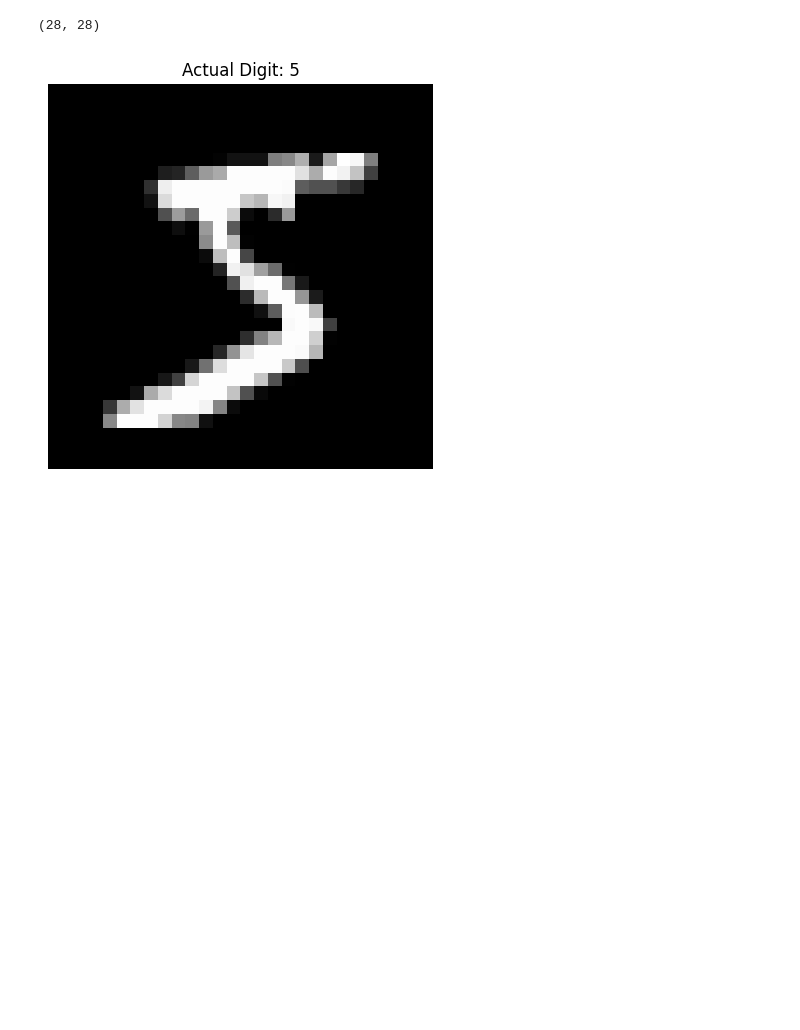
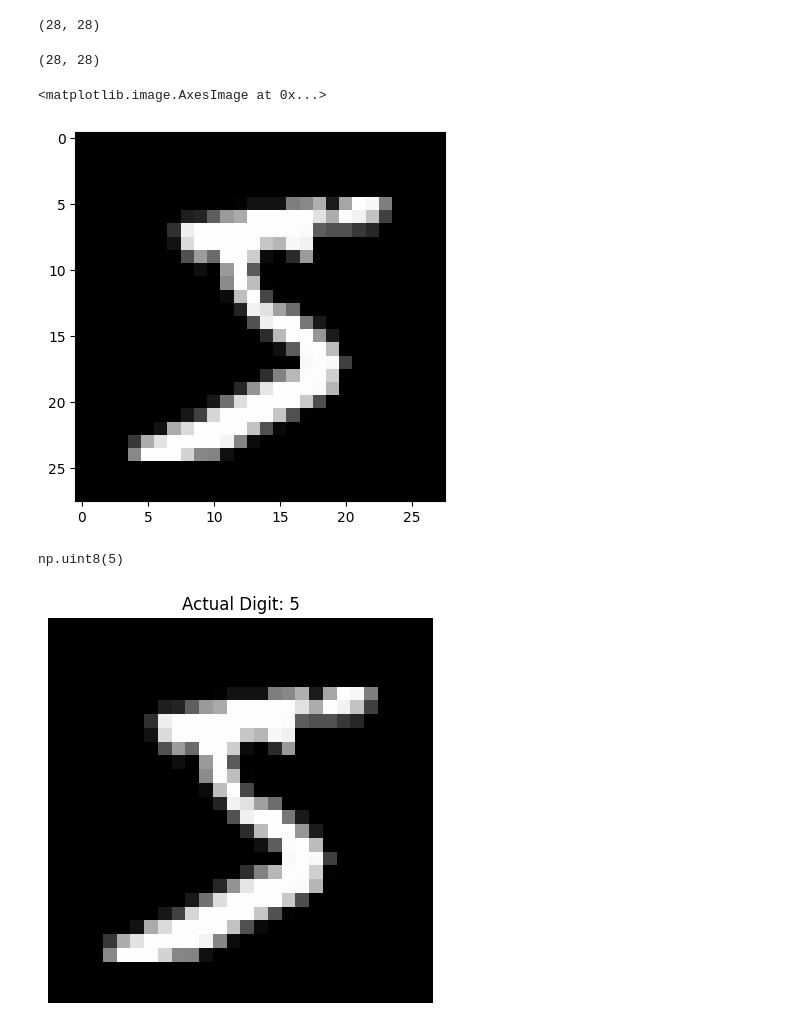
Before and after one commit to M-Abbas1/Huawei_HCCDA_AI_Course, a Jupyter notebook: week_07/saturday/notebooks/mnist-handwritten-digit-classification-using-ann.ipynb, the cells around one changed output. Drawn from its saved outputs; the diff is of its cells as text; code cells hidden in the pictures; blank space fills up the shorter version.

```diff
--- a/week_07/saturday/notebooks/mnist-handwritten-digit-classification-using-ann.ipynb
+++ b/week_07/saturday/notebooks/mnist-handwritten-digit-classification-using-ann.ipynb
@@ -32,8 +32,8 @@ from tensorflow.keras.layers import Input
 # %% [markdown]
 # Load Dataset
 # %%
-train_images_path = "/kaggle/input/datasets/hojjatk/mnist-dataset/train-images.idx3-ubyte"
-train_labels_path = "/kaggle/input/datasets/hojjatk/mnist-dataset/train-labels.idx1-ubyte"
+train_images_path = r"..\datasets\mnist\train-images.idx3-ubyte"
+train_labels_path = r"..\datasets\mnist\train-labels.idx1-ubyte"
 
-test_images_path = "/kaggle/input/datasets/hojjatk/mnist-dataset/t10k-images.idx3-ubyte"
-test_labels_path = "/kaggle/input/datasets/hojjatk/mnist-dataset/t10k-labels.idx1-ubyte"
+test_images_path = r"..\datasets\mnist\t10k-images.idx3-ubyte"
+test_labels_path = r"..\datasets\mnist\t10k-labels.idx1-ubyte"
@@ -62,6 +69,19 @@ Test labels: (10000,)
 X[0].shape
 # %% [output]
 (28, 28)
+# %%
+X[0].shape
+# %% [output]
+(28, 28)
+# %%
+plt.imshow(X[0], cmap='gray')
+# %% [output]
+<matplotlib.image.AxesImage at 0x...>
+[figure, added]
+# %%
+y[0]
+# %% [output]
+np.uint8(5)
 # %%
 plt.figure(figsize=(5, 5))
 
```
Also changed, not shown: parts of 18 cells of this notebook, 21 other files.
